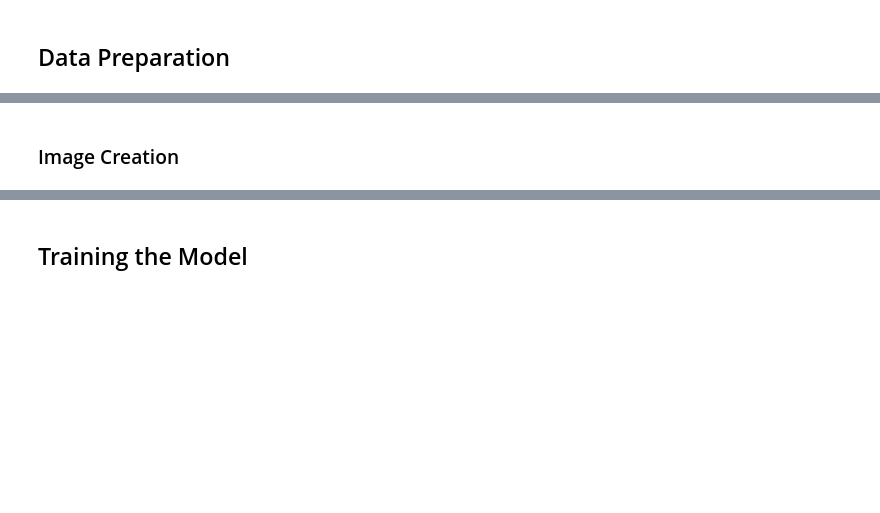
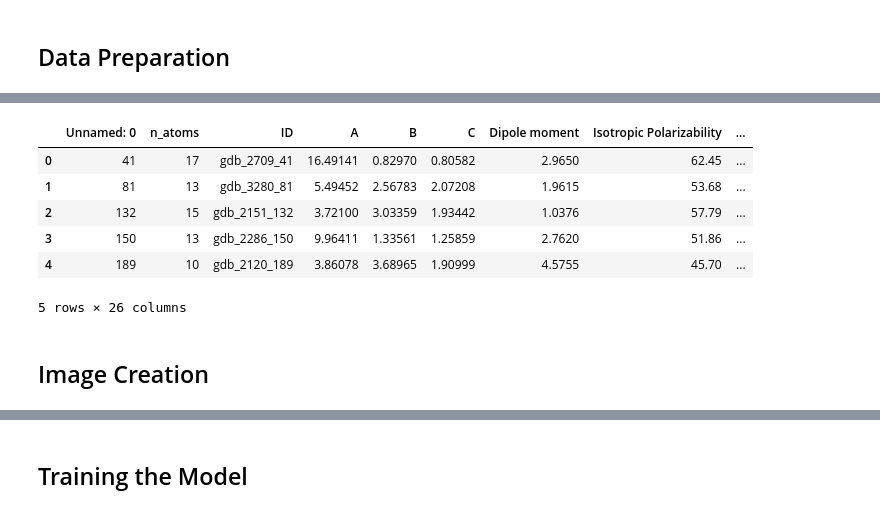
Before and after one commit to all2gos/RGBChem, a Jupyter notebook: working_demo.ipynb, the cells around one changed output, grey strips where cells are left out. Cells and saved outputs as stored; diff of their text form; code cells hidden in the pictures; blank space fills up the shorter version.

```diff
--- a/working_demo.ipynb
+++ b/working_demo.ipynb
@@ -53,5 +58,18 @@ ds.drop(['cords','mulliken'],axis=1).head() #showing the initial database
+# %%
+import pandas as pd
+
+ds = pd.read_csv(f'{PATH}/{DB}.csv')
+ds.drop(['atom_type','cords','mulliken'],axis=1).head()
+# %% [output]
+|  | Unnamed: 0 | n_atoms | ID | A | B | C | Dipole moment | Isotropic Polarizability | ... |
+| 0 | 41 | 17 | gdb_2709_41 | 16.49141 | 0.82970 | 0.80582 | 2.9650 | 62.45 | ... |
+| 1 | 81 | 13 | gdb_3280_81 | 5.49452 | 2.56783 | 2.07208 | 1.9615 | 53.68 | ... |
+| 2 | 132 | 15 | gdb_2151_132 | 3.72100 | 3.03359 | 1.93442 | 1.0376 | 57.79 | ... |
+| 3 | 150 | 13 | gdb_2286_150 | 9.96411 | 1.33561 | 1.25859 | 2.7620 | 51.86 | ... |
+| 4 | 189 | 10 | gdb_2120_189 | 3.86078 | 3.68965 | 1.90999 | 4.5755 | 45.70 | ... |
+5 rows × 26 columns
 # %% [markdown]
-### Image Creation
+## Image Creation
 # %% [markdown]
 The whole procedure is based on the following concepts:
 
```
Also changed, not shown: parts of 26 cells of this notebook.
